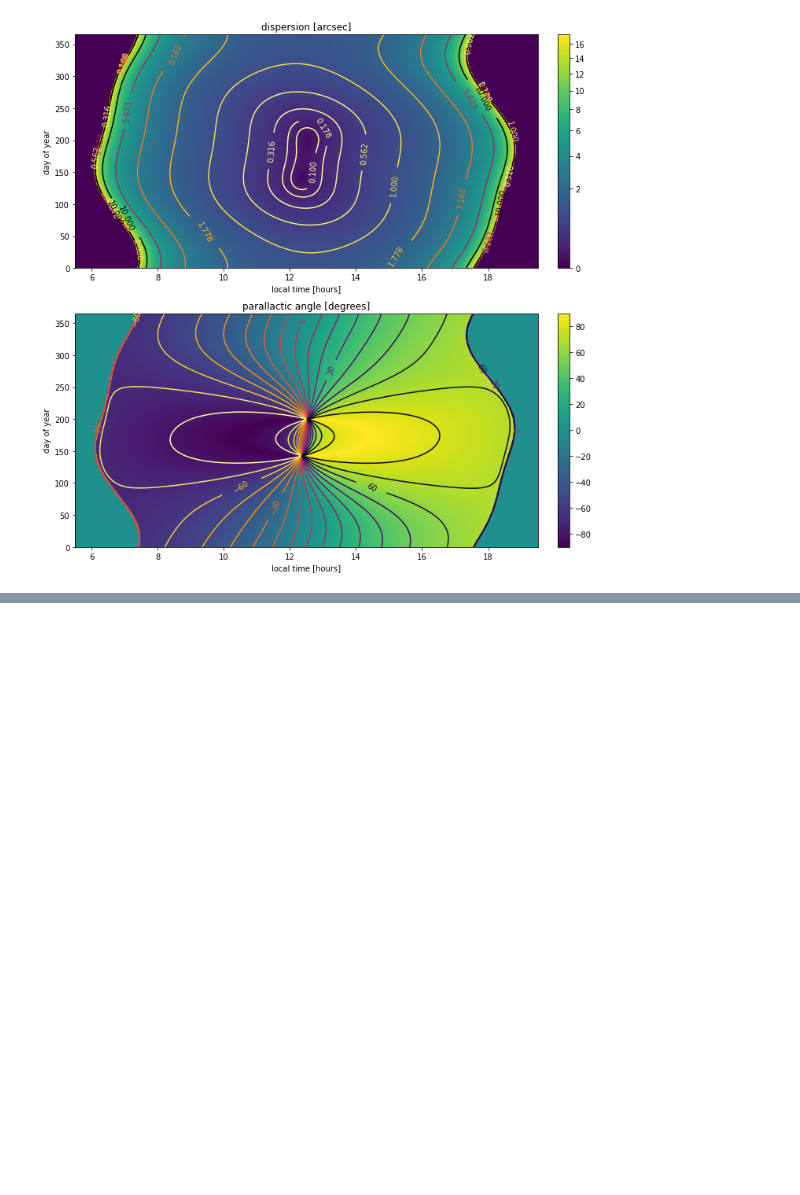
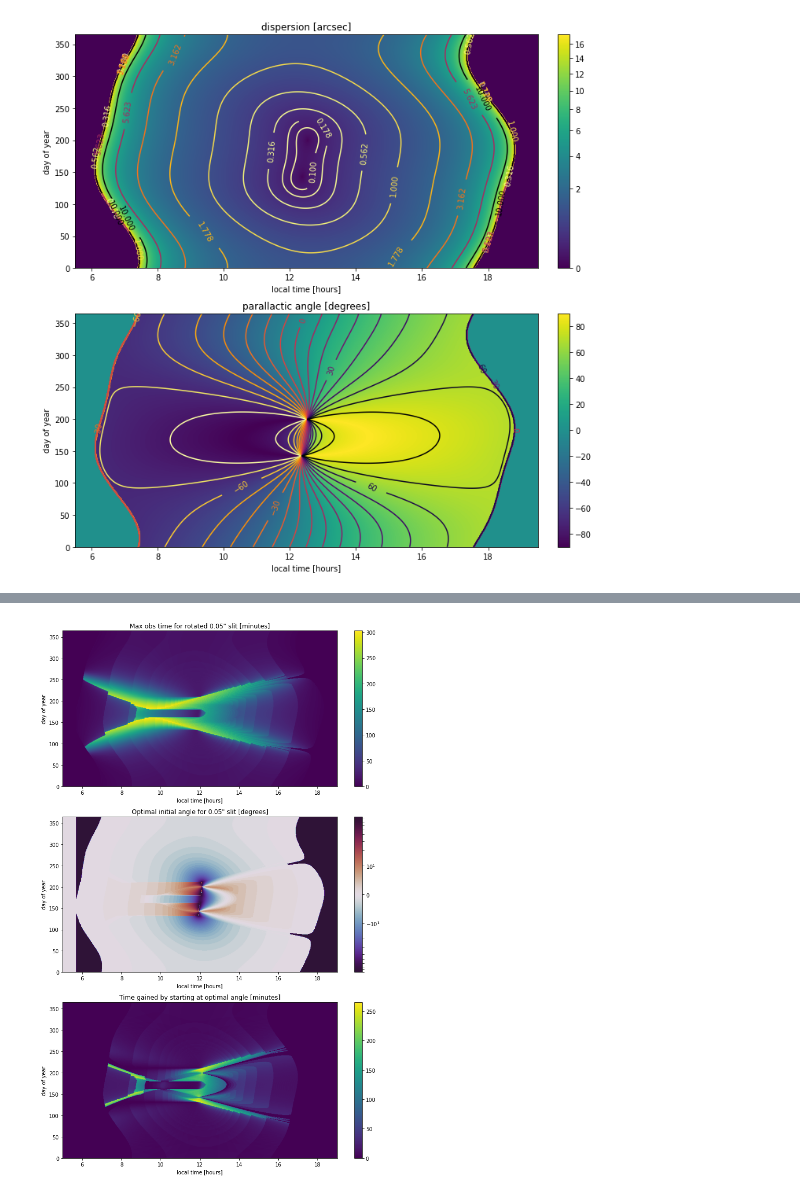
Before and after one commit to ryanhofmann/atm-dispersion, a Jupyter notebook: Dispersion_examples.ipynb, the cells around one changed output, grey strips where cells are left out. Cells and saved outputs as stored; diff of their text form; code cells hidden in the pictures; blank space fills up the shorter version.

```diff
--- a/Dispersion_examples.ipynb
+++ b/Dispersion_examples.ipynb
@@ -353,0 +389,28 @@ plt.tight_layout()
+# %%
+# By starting at a different angle and rotating through the parallactic angle,
+# this is how long the observations can last.
+fig, ax = plt.subplots(3, 1, figsize=(10, 15))
+im_opt = ax[0].imshow(data['time_available_hka_opt'][:, :, 0],
+                       origin='lower', aspect='auto', extent=[0, 24, 0, 365])
+ax[0].set_xlim(5, 19)
+plt.colorbar(im_opt, ax=ax[0])
+ax[0].set_xlabel('local time [hours]')
+ax[0].set_ylabel('day of year')
+ax[0].set_title('Max obs time for rotated 0.05" slit [minutes]')
+im_ang = ax[1].imshow(data['time_available_hka_opt'][:, :, 1], cmap='twilight_shifted',
+                       origin='lower', aspect='auto', extent=[0, 24, 0, 365], norm=SymLogNorm(10, 0.5))
+ax[1].set_xlim(5, 19)
+plt.colorbar(im_ang, ax=ax[1])
+ax[1].set_xlabel('local time [hours]')
+ax[1].set_ylabel('day of year')
+ax[1].set_title('Optimal initial angle for 0.05" slit [degrees]')
+im_diff = ax[2].imshow(data['time_available_hka_opt'][:, :, 0] - data['time_available_hka'],
+                       origin='lower', aspect='auto', extent=[0, 24, 0, 365])
+ax[2].set_xlim(5, 19)
+plt.colorbar(im_diff, ax=ax[2])
+ax[2].set_xlabel('local time [hours]')
+ax[2].set_ylabel('day of year')
+ax[2].set_title('Time gained by starting at optimal angle [minutes]')
+plt.tight_layout()
+# %% [output]
+[figure, added]
```
Also changed, not shown: parts of 5 cells of this notebook.
